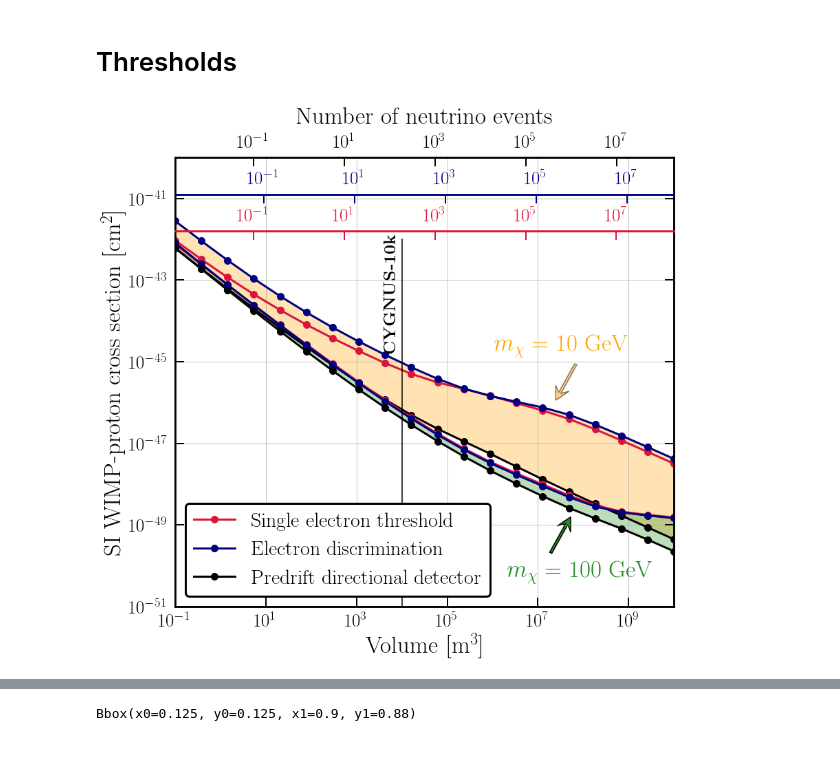
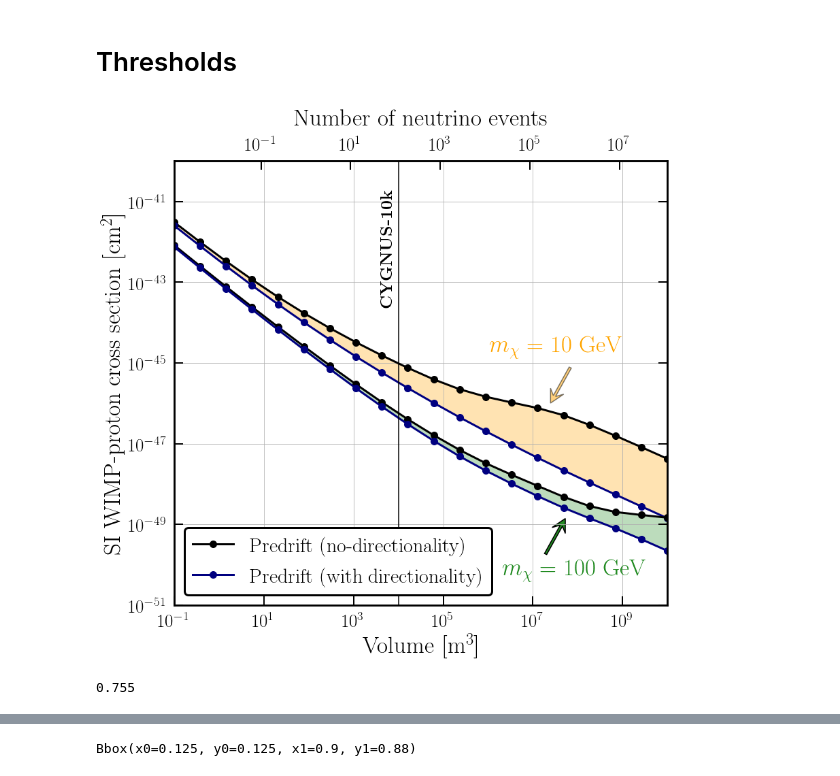
Before and after one commit to cajohare/CYGNUS, a Jupyter notebook: python/Plot_FullLimits-Meeting.ipynb, the cells around one changed output, grey strips where cells are left out. Saved outputs shown, nothing was run; the diff lists cells and outputs as text; code cells hidden in the pictures.

```diff
--- a/python/Plot_FullLimits-Meeting.ipynb
+++ b/python/Plot_FullLimits-Meeting.ipynb
@@ -283,24 +356,28 @@ ymax = 1.0e-40
 ymin = 1.0e-51
 
 C0 = loadtxt("../data/CYGNUS10k-Exposure-1e.txt")
-C1 = loadtxt("../data/CYGNUS10k-Exposure-edisc.txt")
+C1 = loadtxt("../data/CYGNUS10k-Exposure-NonDirectional.txt")
 C2 = loadtxt("../data/CYGNUS10k-Exposure-predrift.txt")
 V = C2[0,:]
 NB8_0 = C0[3,:]
 NB8_1 = C1[3,:]
 NB8_2 = C2[3,:]
 
+col1 = 'k'
+col0 = 'crimson'
+col2 = 'navy'
+
 #ax1.loglog(V,C0[1,:],'.-',linewidth=3,color=col0,markersize=20)
 #ax1.loglog(V,C1[1,:],'.-',linewidth=3,color=col1,markersize=20)
 #ax1.loglog(V,C2[1,:],'.-',linewidth=3,color=col2,markersize=20)
 #ax1.fill_between(V,C0[1,:],y2=C2[1,:],color='Purple',alpha=0.3,edgecolor='none',zorder=-1)
 
-ax1.loglog(V,C0[4,:],'.-',linewidth=3,color=col0,markersize=20,label="Single electron threshold")
-ax1.loglog(V,C1[4,:],'.-',linewidth=3,color=col1,markersize=20,label="Electron discrimination")
-ax1.loglog(V,C2[4,:],'.-',linewidth=3,color=col2,markersize=20,label="Predrift directional detector")
+ax1.loglog(V,C1[4,:],'.-',linewidth=3,color=col1,markersize=20,label="Predrift (no-directionality)")
+#ax1.loglog(V,C0[4,:],'.-',linewidth=3,color=col0,markersize=20,label="Single electron threshold")
+ax1.loglog(V,C2[4,:],'.-',linewidth=3,color=col2,markersize=20,label="Predrift (with directionality)")
 ax1.fill_between(V,C1[4,:],y2=C2[4,:],color='Orange',alpha=0.3,edgecolor='none',zorder=-1)
 
-ax1.loglog(V,C0[7,:],'.-',linewidth=3,color=col0,markersize=20)
+#ax1.loglog(V,C0[7,:],'.-',linewidth=3,color=col0,markersize=20)
 ax1.loglog(V,C1[7,:],'.-',linewidth=3,color=col1,markersize=20)
 ax1.loglog(V,C2[7,:],'.-',linewidth=3,color=col2,markersize=20)
 ax1.fill_between(V,C1[7,:],y2=C2[7,:],color='ForestGreen',alpha=0.3,edgecolor='none',zorder=-1)
@@ -313,8 +390,8 @@ leg1.get_frame().set_linewidth(3)
 leg1.get_frame().set_edgecolor("k")
 
 # Vertical line
-ax1.loglog([1e4,1e4],[ymin,1e-42],'k-')
-ax1.text(4000,7e-43,r'{\bf CYGNUS-10k}',fontsize=25,rotation=90)
+ax1.loglog([1e4,1e4],[ymin,ymax],'k-')
+ax1.text(4000,1e-41,r'{\bf CYGNUS-10k}',fontsize=25,rotation=90)
 
 
 # Labels
@@ -335,59 +412,63 @@ plt.gcf().text(0.64,0.17,r'$m_\chi = 100$ GeV',fontsize=35,color='ForestGreen')
 #          edgecolor='k',facecolor='Purple',alpha=0.5)
 ax1.arrow(0.75, 0.08, 0.04, 0.08, transform=ax.transAxes,
           length_includes_head=True,width=0.005,lw=1.5,
           head_width=0.03, head_length=0.03, overhang=0.4,
           edgecolor='k',facecolor='ForestGreen')
 ax1.arrow(0.8, 0.5, -0.04, -0.08, transform=ax.transAxes,
           length_includes_head=True,width=0.005,lw=1.5,
           head_width=0.03, head_length=0.03, overhang=0.4,
           edgecolor='k',facecolor='Orange',alpha=0.5)
 
 # Style
 ax1.grid()
 ax1.set_yscale('log')
 ax1.set_xscale('log')
 ax2.set_xscale('log')
 ax1.set_ylim(bottom=ymin, top=ymax)
 ax1.tick_params(which='major',direction='in',width=2,length=13,right=True,top=False,pad=10)
 ax1.tick_params(which='minor',direction='in',width=1,length=10,right=True,top=False)
 ax2.tick_params(which='major',direction='in',width=2,length=13,bottom=False,top=True,pad=10)
 ax2.tick_params(which='minor',direction='in',width=1,length=10,bottom=False,top=True)
 
-# Add another axis
-pos0 = ax1.get_position()
-pos0.y1 = pos0.y1*0.86
-pos0.y0 = pos0.y1+0.00001
-ax_t0 = fig.add_axes(pos0)
-ax_t0.set_yticks([])
-ax_t0.tick_params(labelcolor=col0,top=True,bottom=False)
-ax_t0.xaxis.tick_top()
-ax_t0.set_xscale('log')
-ax_t0.set_xlim([NB8_0[0],NB8_0[-1]])
-ax_t0.spines['bottom'].set_color(col0)
-ax_t0.spines['top'].set_color(col0)
-ax_t0.tick_params(which='major',direction='in',width=2,length=13,bottom=False,top=True,pad=10,colors=col0)
+# # Add another axis
+# pos0 = ax1.get_position()
+# pos0.y1 = pos0.y1*0.86
+# pos0.y0 = pos0.y1-0.00001
+# ax_t0 = fig.add_axes(pos0)
+# ax_t0.set_yticks([])
+# ax_t0.tick_params(labelcolor=col0,top=True,bottom=False)
+# ax_t0.xaxis.tick_top()
+# ax_t0.set_xscale('log')
+# ax_t0.set_xlim([NB8_0[0],NB8_0[-1]])
+# ax_t0.spines['bottom'].set_color(col0)
+# ax_t0.spines['top'].set_color(col0)
+# ax_t0.tick_params(which='major',direction='in',width=2,length=13,bottom=False,top=True,pad=10,colors=col0)
 
 # Add another axis
-pos1 = ax1.get_position()
-pos1.y1 = pos1.y1*0.93
-pos1.y0 = pos1.y1+0.00001
-ax_t1 = fig.add_axes(pos1)
-ax_t1.set_yticks([])
-ax_t1.tick_params(labelcolor=col1,top=True,bottom=False)
-ax_t1.xaxis.tick_top()
-ax_t1.set_xscale('log')
-ax_t1.set_xlim([NB8_1[0],NB8_1[-1]])
-ax_t1.spines['bottom'].set_color(col1)
-ax_t1.spines['top'].set_color(col1)
-ax_t1.tick_params(which='major',direction='in',width=2,length=13,bottom=False,top=True,pad=10,colors=col1)
+# pos1 = ax1.get_position()
+# pos1.y1 = pos1.y1*0.93
+# pos1.y0 = pos1.y1+0.00001
+# ax_t1 = fig.add_axes(pos1)
+# ax_t1.set_yticks([])
+# ax_t1.tick_params(labelcolor=col1,top=True,bottom=False)
+# ax_t1.xaxis.tick_top()
+# ax_t1.set_xscale('log')
+# ax_t1.set_xlim([NB8_1[0],NB8_1[-1]])
+# ax_t1.spines['bottom'].set_color(col1)
+# ax_t1.spines['top'].set_color(col1)
+# ax_t1.tick_params(which='major',direction='in',width=2,length=13,bottom=False,top=True,pad=10,colors=col1)
 
 
 
 
 plt.show()
 fig.savefig('../plots/CYGNUS10k-indivMass.pdf',bbox_inches='tight')
 # %% [output]
-[figure, old version]
+[figure, new version]
+# %%
+ax1.get_position().height
+# %% [output]
+0.755
 # %%
 plt.rcParams['axes.linewidth'] = 2.5
 plt.rc('text', usetex=True)
```
Also changed, not shown: parts of 3 cells of this notebook, 21 other files.
